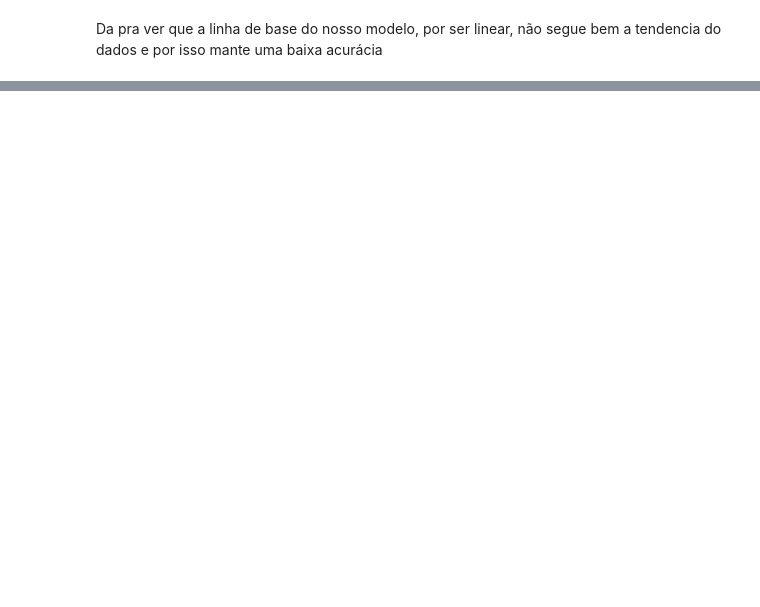
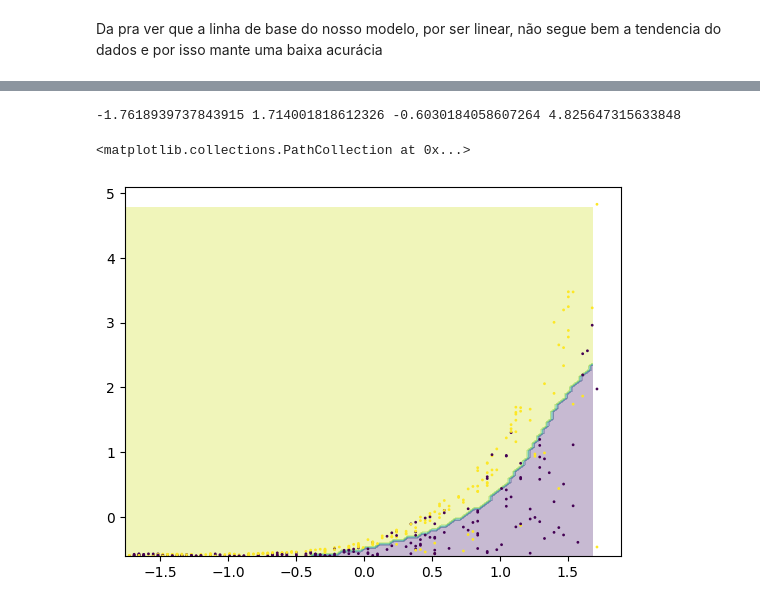
Before and after one commit to Warpedro1/intro_MLclassification1, a Jupyter notebook: classificacao__2D.ipynb, the cells around one changed output, grey strips where cells are left out. Drawn from its saved outputs; the diff is of its cells as text; code cells hidden in the pictures; blank space fills up the shorter version.

```diff
--- a/classificacao__2D.ipynb
+++ b/classificacao__2D.ipynb
@@ -165,0 +174,15 @@ Da pra ver que a linha de base do nosso modelo, por ser linear, não segue bem a
+# %%
+from sklearn.svm import SVC
+from sklearn.metrics import accuracy_score
+
+#quando não se estabelece uma seed como parâmetro para aleatoriedade dos dados o sklearn pega a seed padrão do numpy
+#assim, se vôce determinar a seed do do numpy, não será necessário ficar passando o parâmetro random_state
+
+np.random.seed(5)
+
+train_x, test_x, train_y, test_y = train_test_split(df.drop(columns=['finalizado']), df['finalizado'], test_size = 0.20 )
+
+model = SVC()
+model.fit(train_x, train_y)
+
+print("Taxa de acurácia: ", accuracy_score(test_y, model.predict(test_x))*100)
@@ -165,0 +264,4 @@ Da pra ver que a linha de base do nosso modelo, por ser linear, não segue bem a
+# %%
+#cada pequeno array siginifica uma linha  e queremos dividir esses elementos, pegando o primeiro elemento e depois o segundo de cada array
+data_x = test_x[:,0] #pegando o primeiro
+data_y = test_x[:,1] #pegando o segundo
@@ -165,0 +283,31 @@ Da pra ver que a linha de base do nosso modelo, por ser linear, não segue bem a
+# %%
+
+x_min = data_x.min()
+x_max  = data_x.max()
+y_min  = data_y.min()
+y_max  = data_y.max()
+
+print(x_min,x_max,y_min,y_max)
+
+pixels = 100
+#np.arange esta fazendo uma lista a partir de x_min até ax_max passando (x_max-x_min)/pixels de cada vez
+eixo_x = np.arange(x_min , x_max, (x_max-x_min)/pixels)
+
+eixo_y =np.arange(y_min , y_max, (y_max-y_min)/pixels)
+
+# np.meshgrid mescla os pontos criando o plano cartsiano dos dois
+#np.c_ esta concatenando os valores dos dois array de forma ordenada
+xx, yy = np.meshgrid(eixo_x, eixo_y)
+pontos = np.c_[xx.ravel(), yy.ravel()]
+
+Z = model.predict(pontos)
+Z = Z.reshape(xx.shape)
+
+import matplotlib.pyplot as plt
+#ira fazer o contorno no gráfico dos dados passados como parâmetro
+plt.contourf(xx,yy,Z, alpha = 0.3)
+plt.scatter(data_x, data_y, c= test_y, s =1)
+# %% [output]
+-1.7618939737843915 1.714001818612326 -0.6030184058607264 4.825647315633848
+<matplotlib.collections.PathCollection at 0x...>
+[figure, added]
```
Also changed, not shown: parts of 13 cells of this notebook.
